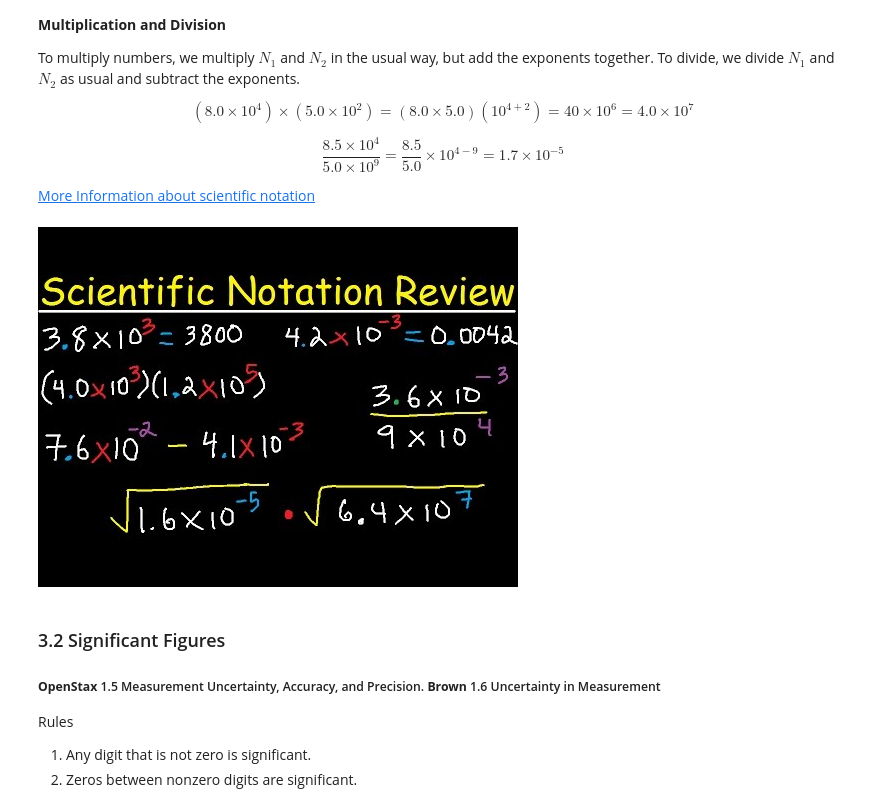
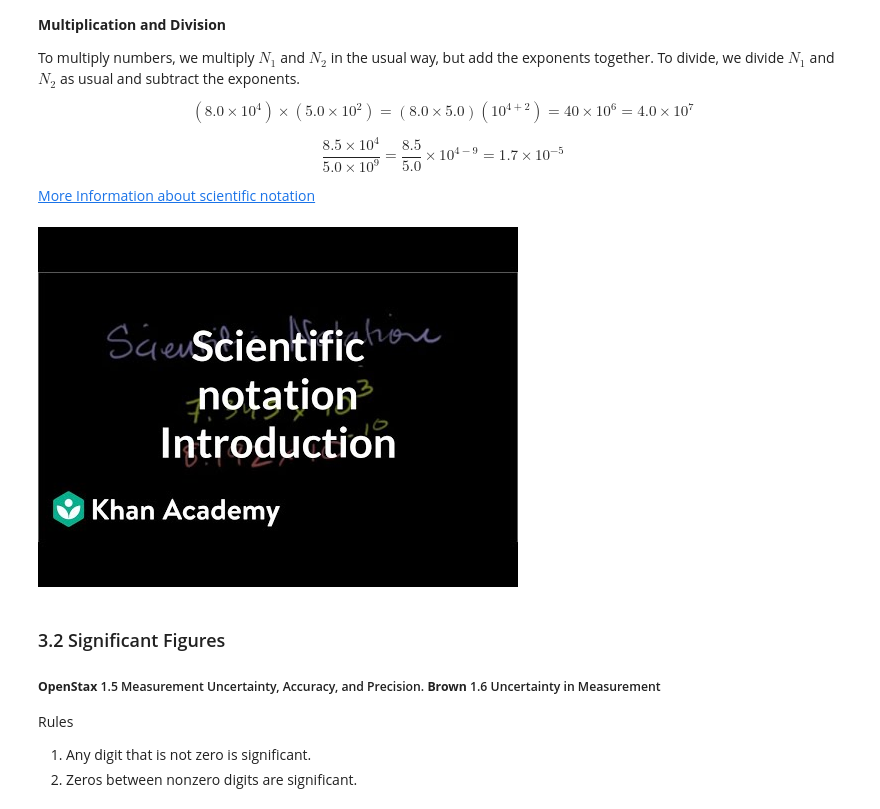
Before and after one commit to wangyu16/GeneralChemistry, a Jupyter notebook: Chapter 01. Introduction.ipynb, the cells around one changed output. Cells and saved outputs as stored; diff of their text form; code cells hidden in the pictures.

```diff
--- a/Chapter 01. Introduction.ipynb
+++ b/Chapter 01. Introduction.ipynb
@@ -193,13 +193,13 @@ $$\frac{8.5\times10^4}{5.0\times10^9}=\frac{8.5}{5.0}\times10^{4-9}=1.7\times10^
 <a href="https://www.chem.tamu.edu/class/fyp/mathrev/mr-scnot.html" target="_blank"> More Information about scientific notation</a>
 # %%
 from IPython.display import YouTubeVideo
-YouTubeVideo("siBvmtgGP9o", width=700, height=550)
+YouTubeVideo("trdbaV4TaAo", width=700, height=550)
 
 # Scientific notation is a fundamental and very important topic.
 # Watch the following relatively long video if you have difficulties
 # on scientific notation.
 # %% [output]
-[figure, old version]
+[figure, new version]
 # %% [markdown]
 ### 3.2 Significant Figures
 
```
